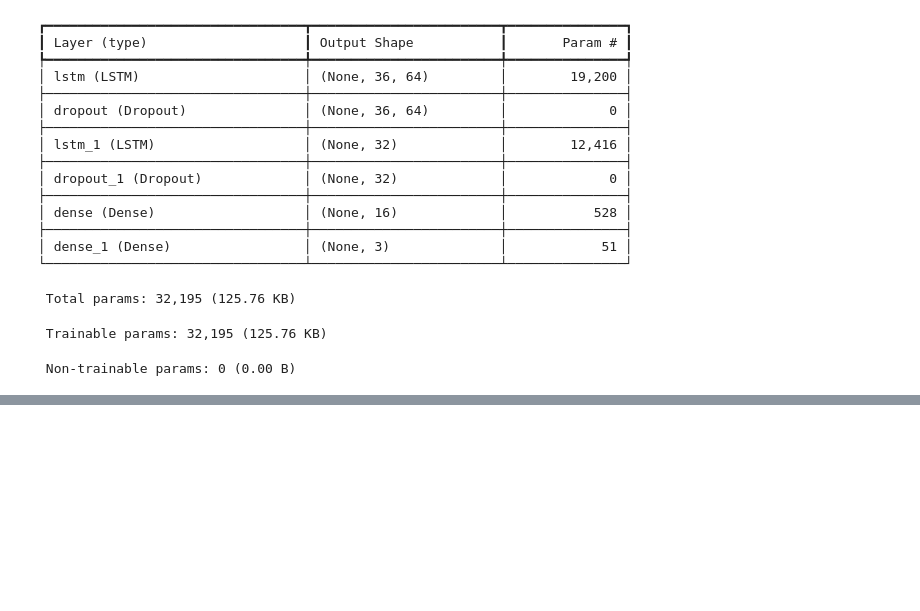
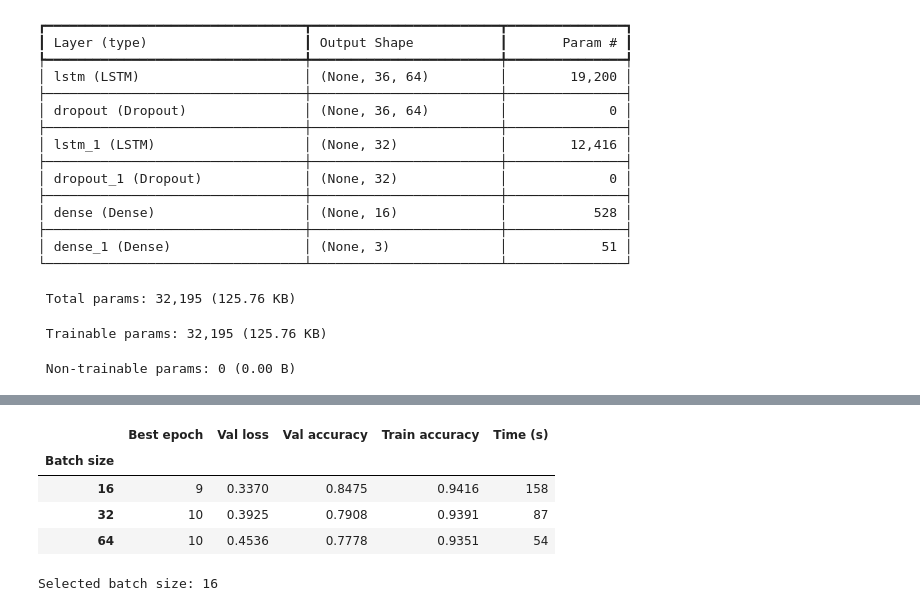
Before and after one commit to 0ceanya/cos40007-AI_Engineering, a Jupyter notebook: portfolio/portfolio-3.ipynb, the cells around one changed output, grey strips where cells are left out. Saved outputs shown, nothing was run; the diff lists cells and outputs as text; code cells hidden in the pictures; blank space fills up the shorter version.

```diff
--- a/portfolio/portfolio-3.ipynb
+++ b/portfolio/portfolio-3.ipynb
@@ -399,0 +406,23 @@ Model: "lstm_L36"
+# %%
+Xtr36, ytr36, Xte36, yte36 = SEQ[36]
+sweep = []
+for bs in [16, 32, 64]:
+    keras.utils.set_random_seed(SEED)
+    model = build_lstm(36)
+    t0 = time.time()
+    h = model.fit(Xtr36, ytr36, batch_size=bs, epochs=10, validation_split=0.2, verbose=0).history
+    best = int(np.argmin(h['val_loss']))
+    sweep.append({'Batch size': bs, 'Best epoch': best + 1, 'Val loss': h['val_loss'][best],
+                  'Val accuracy': h['val_accuracy'][best], 'Train accuracy': h['accuracy'][best],
+                  'Time (s)': round(time.time() - t0)})
+sweep_df = pd.DataFrame(sweep).set_index('Batch size')
+display(sweep_df.round(4))
+BEST_BS = int(sweep_df['Val loss'].idxmin())
+print('Selected batch size:', BEST_BS)
+# %% [output]
+|  | Best epoch | Val loss | Val accuracy | Train accuracy | Time (s) |
+| Batch size |  |  |  |  |  |
+| 16 | 9 | 0.3370 | 0.8475 | 0.9416 | 158 |
+| 32 | 10 | 0.3925 | 0.7908 | 0.9391 | 87 |
+| 64 | 10 | 0.4536 | 0.7778 | 0.9351 | 54 |
+Selected batch size: 16
```
Also changed, not shown: parts of 8 cells of this notebook, 8 other files.
